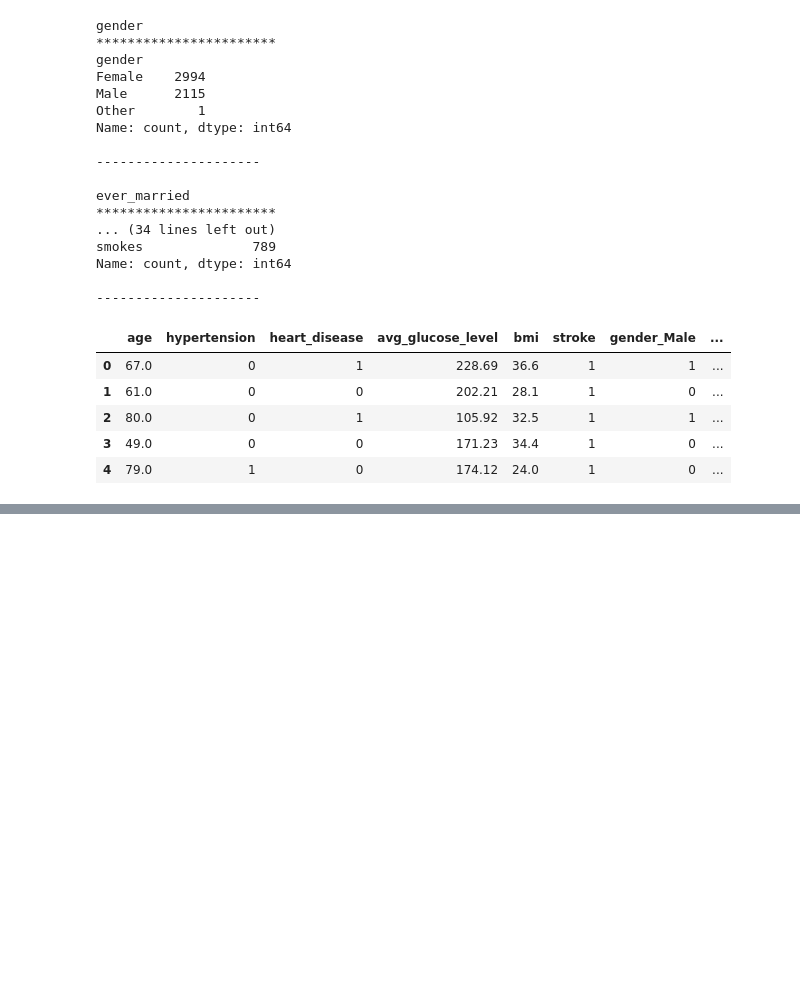
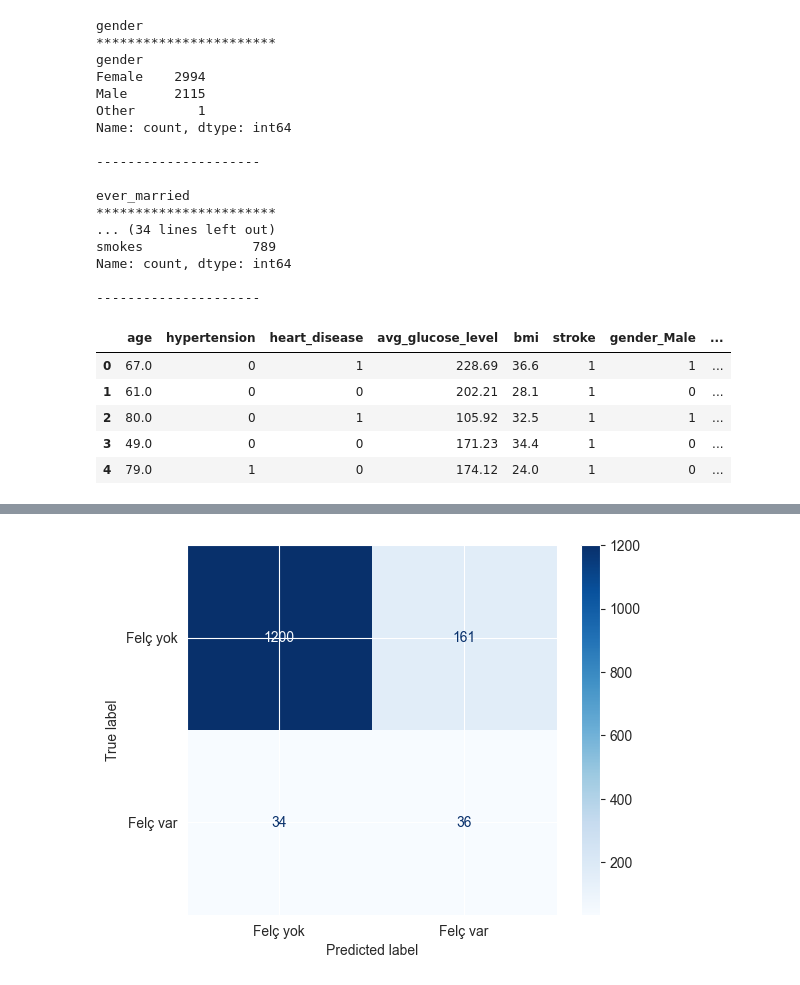
Before and after one commit to MuhammedPekdemir/machine-learning-practice, a Jupyter notebook: strokePrediction.ipynb, the cells around one changed output, grey strips where cells are left out. Drawn from its saved outputs; the diff is of its cells as text; code cells hidden in the pictures; blank space fills up the shorter version.

```diff
--- a/strokePrediction.ipynb
+++ b/strokePrediction.ipynb
@@ -216,0 +414,7 @@ df.head()
+# %%
+from sklearn.metrics import ConfusionMatrixDisplay
+
+ConfusionMatrixDisplay.from_estimator(best, X_test, y_test,display_labels=["Felç yok", "Felç var"], cmap="Blues")
+plt.show()
+# %% [output]
+[figure, added]
```
Also changed, not shown: parts of 23 cells of this notebook.
